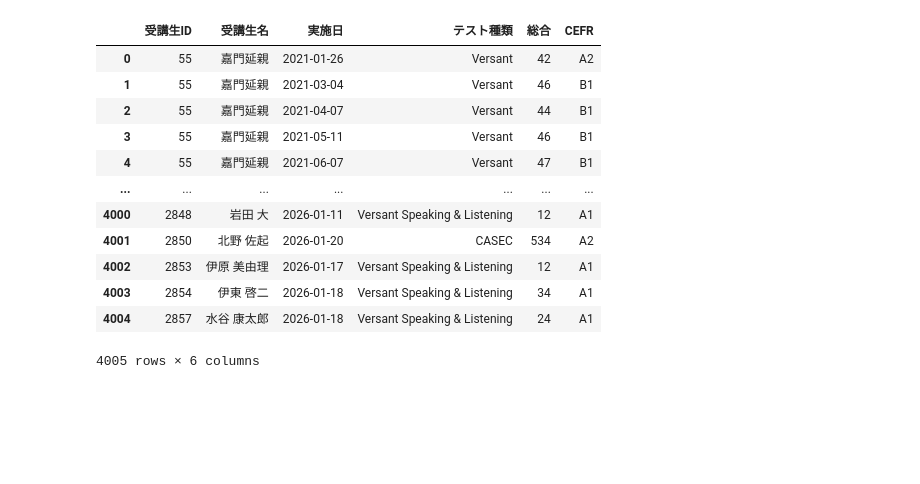
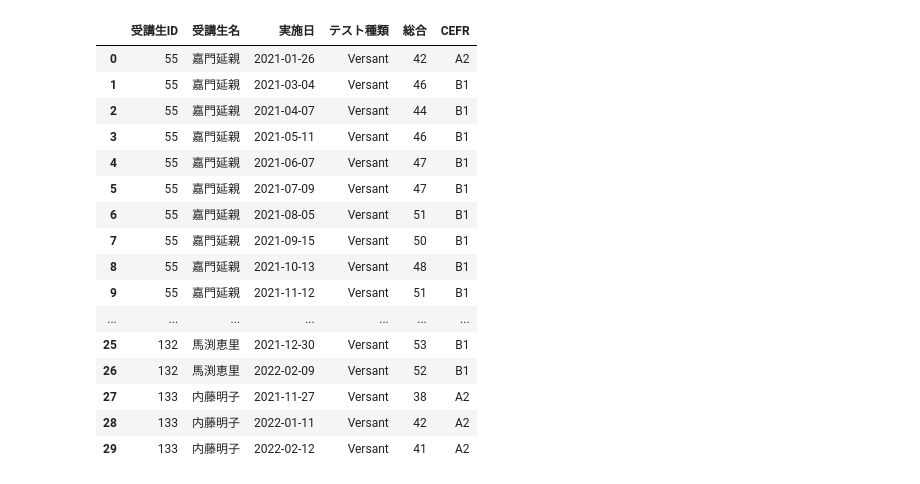
Before and after one commit to Kazuya-Y/public, a Jupyter notebook: Kazuya_データ分析.ipynb, the cells around one changed output. Drawn from its saved outputs; the diff is of its cells as text; code cells hidden in the pictures; blank space fills up the shorter version.

```diff
--- a/Kazuya_データ分析.ipynb
+++ b/Kazuya_データ分析.ipynb
@@ -44,38 +44,58 @@ def versant_sl_score_to_cefr(score):
 def casec_score_to_cefr(score):
     if 0 <= score <= 399:
         return 'A1'
     elif 400 <= score <= 599:
         return 'A2'
     elif 600 <= score <= 799:
         return 'B1'
     elif 800 <= score <= 899:
         return 'B2'
     elif 900 <= score <= 1000:
         return 'C1'
     else:
         return None
 
+def cefr_to_num(cefr):
+    if cefr == 'A1':
+        return 1
+    elif cefr == 'A2':
+        return 2
+    elif cefr == 'B1':
+        return 3
+    elif cefr == 'B2':
+        return 4
+    elif cefr == 'C1':
+        return 5
+    elif cefr == 'C2':
+        return 6
+    else:
+        return None
+
 mask = df_monthly_test_results['テスト種類'] == 'Versant'
 df_monthly_test_results.loc[mask, 'CEFR'] = df_monthly_test_results.loc[mask, '総合'].apply(versant_score_to_cefr)
 
 mask_sl = df_monthly_test_results['テスト種類'] == 'Versant Speaking & Listening'
 df_monthly_test_results.loc[mask_sl, 'CEFR'] = df_monthly_test_results.loc[mask_sl, '総合'].apply(versant_sl_score_to_cefr)
 
 mask_casec = df_monthly_test_results['テスト種類'] == 'CASEC'
 df_monthly_test_results.loc[mask_casec, 'CEFR'] = df_monthly_test_results.loc[mask_casec, '総合'].apply(casec_score_to_cefr)
 
-df_monthly_test_results
+df_monthly_test_results.head(30)
 # %% [output]
 |  | 受講生ID | 受講生名 | 実施日 | テスト種類 | 総合 | CEFR |
 | 0 | 55 | 嘉門延親 | 2021-01-26 | Versant | 42 | A2 |
 | 1 | 55 | 嘉門延親 | 2021-03-04 | Versant | 46 | B1 |
 | 2 | 55 | 嘉門延親 | 2021-04-07 | Versant | 44 | B1 |
 | 3 | 55 | 嘉門延親 | 2021-05-11 | Versant | 46 | B1 |
 | 4 | 55 | 嘉門延親 | 2021-06-07 | Versant | 47 | B1 |
+| 5 | 55 | 嘉門延親 | 2021-07-09 | Versant | 47 | B1 |
+| 6 | 55 | 嘉門延親 | 2021-08-05 | Versant | 51 | B1 |
+| 7 | 55 | 嘉門延親 | 2021-09-15 | Versant | 50 | B1 |
+| 8 | 55 | 嘉門延親 | 2021-10-13 | Versant | 48 | B1 |
+| 9 | 55 | 嘉門延親 | 2021-11-12 | Versant | 51 | B1 |
 | ... | ... | ... | ... | ... | ... | ... |
-| 4000 | 2848 | 岩田 大 | 2026-01-11 | Versant Speaking & Listening | 12 | A1 |
-| 4001 | 2850 | 北野 佐起 | 2026-01-20 | CASEC | 534 | A2 |
-| 4002 | 2853 | 伊原 美由理 | 2026-01-17 | Versant Speaking & Listening | 12 | A1 |
-| 4003 | 2854 | 伊東 啓二 | 2026-01-18 | Versant Speaking & Listening | 34 | A1 |
-| 4004 | 2857 | 水谷 康太郎 | 2026-01-18 | Versant Speaking & Listening | 24 | A1 |
+| 25 | 132 | 馬渕恵里 | 2021-12-30 | Versant | 53 | B1 |
+| 26 | 132 | 馬渕恵里 | 2022-02-09 | Versant | 52 | B1 |
+| 27 | 133 | 内藤明子 | 2021-11-27 | Versant | 38 | A2 |
+| 28 | 133 | 内藤明子 | 2022-01-11 | Versant | 42 | A2 |
+| 29 | 133 | 内藤明子 | 2022-02-12 | Versant | 41 | A2 |
-4005 rows × 6 columns
```
Also changed, not shown: parts of 4 cells of this notebook.
